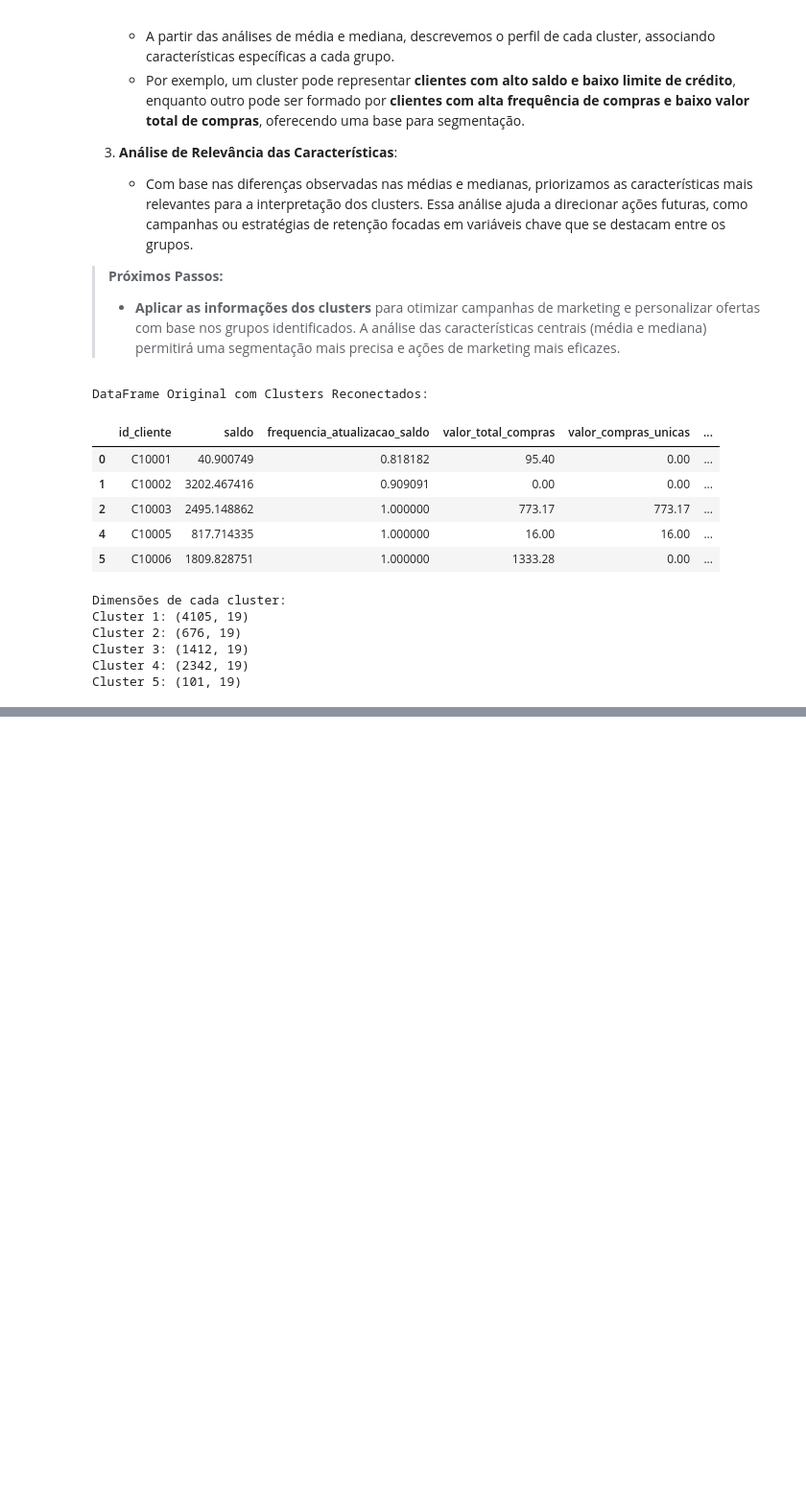
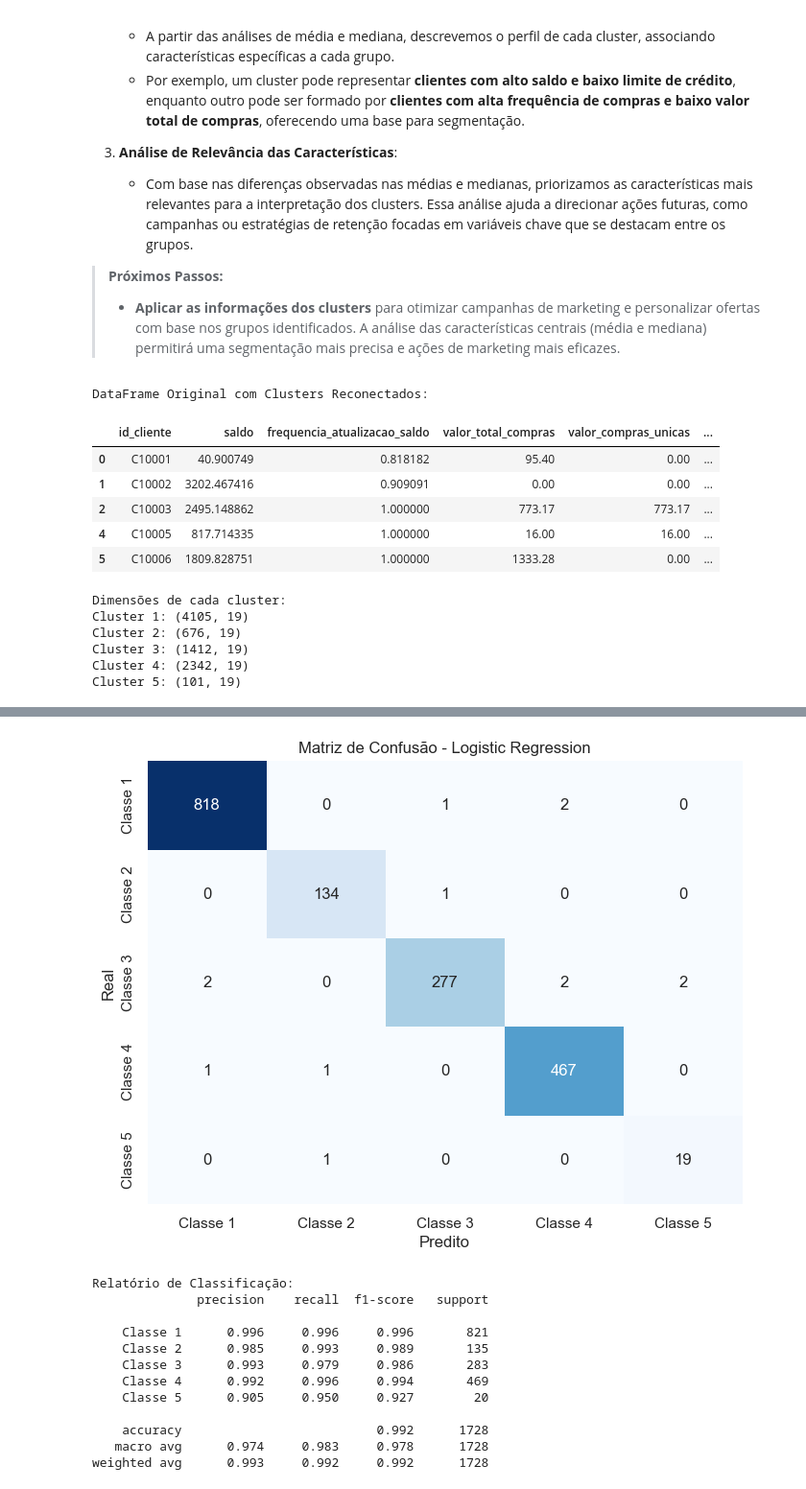
Before and after one commit to tnleite/credit-card-customer-clustering, a Jupyter notebook: 02-Analise/credit-card-customer-clustering.ipynb, the cells around one changed output, grey strips where cells are left out. Shown at 96% size. Cells and saved outputs as stored; diff of their text form; code cells hidden in the pictures; blank space fills up the shorter version.

```diff
--- a/02-Analise/credit-card-customer-clustering.ipynb
+++ b/02-Analise/credit-card-customer-clustering.ipynb
@@ -1871,0 +2396,53 @@ Após a segmentação dos clientes, realizamos uma análise detalhada dos cluste
+# %%
+# ----------------------------------------------------------
+# Verificação do modelo com os melhores ajustes encontrados
+# ----------------------------------------------------------
+
+
+# Treinando o modelo Logistic Regression com os melhores hiperparâmetros
+best_logistic_regression = LogisticRegression(
+    solver="lbfgs",
+    penalty="l2",
+    max_iter=1000,
+    C=100,
+    random_state=42
+)
+
+# Ajustando o modelo nos dados de treino
+best_logistic_regression.fit(X_train_scaled, y_train)
+
+# Previsões no conjunto de teste
+y_pred = best_logistic_regression.predict(X_test_scaled)
+
+# Calculando a matriz de confusão
+matriz_confusao = confusion_matrix(y_test, y_pred)
+
+# Plotando a matriz de confusão
+plt.figure(figsize=(8, 6))
+sns.heatmap(
+    matriz_confusao, annot=True, fmt="d", cmap="Blues", cbar=False,
+    xticklabels=[f"Classe {i}" for i in sorted(y_test.unique())],
+    yticklabels=[f"Classe {i}" for i in sorted(y_test.unique())]
+)
+plt.xlabel("Predito")
+plt.ylabel("Real")
+plt.title("Matriz de Confusão - Logistic Regression")
+plt.show()
+
+# Exibindo o relatório de classificação com métricas detalhadas
+print("\nRelatório de Classificação:")
+print(classification_report(y_test, y_pred, target_names=[f"Classe {i}" for i in sorted(y_test.unique())], digits=3))
+# %% [output]
+[figure, added]
+Relatório de Classificação:
+              precision    recall  f1-score   support
+
+    Classe 1      0.996     0.996     0.996       821
+    Classe 2      0.985     0.993     0.989       135
+    Classe 3      0.993     0.979     0.986       283
+    Classe 4      0.992     0.996     0.994       469
+    Classe 5      0.905     0.950     0.927        20
+
+    accuracy                          0.992      1728
+   macro avg      0.974     0.983     0.978      1728
+weighted avg      0.993     0.992     0.992      1728
```
Also changed, not shown: parts of 20 cells of this notebook.
